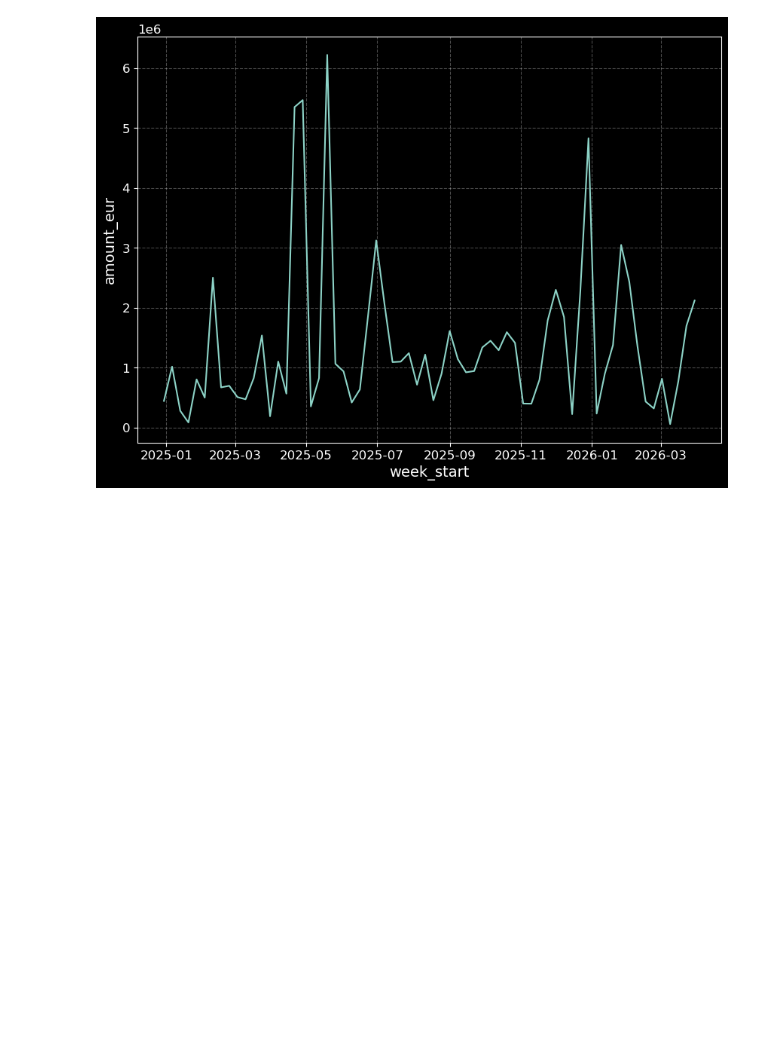
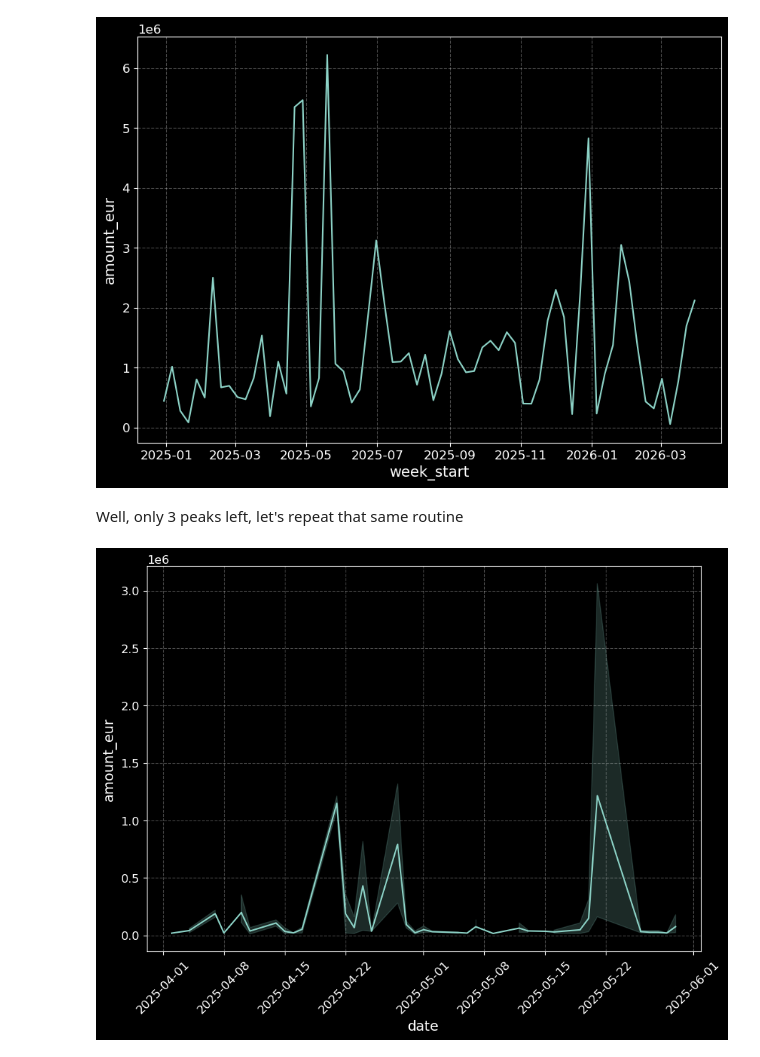
Before and after one commit to Gipnokrolik/ua-aid-intelligence-hub, a Jupyter notebook: notebooks/business_and_whales_analisys.ipynb, the cells around one changed output. Saved outputs shown, nothing was run; the diff lists cells and outputs as text; code cells hidden in the pictures; blank space fills up the shorter version.

```diff
--- a/notebooks/business_and_whales_analisys.ipynb
+++ b/notebooks/business_and_whales_analisys.ipynb
@@ -258,3 +258,13 @@ sns.lineplot(df_clean_week, x = 'week_start', y = 'amount_eur')
 # %% [output]
 <Axes: xlabel='week_start', ylabel='amount_eur'>
 [figure]
+# %% [markdown]
+Well, only 3 peaks left, let's repeat that same routine
+# %%
+new_peaks = df[df.date.between('2025-04-01', '2025-06-01')]
+# %%
+sns.lineplot(new_peaks, x = 'date', y = 'amount_eur')
+plt.xticks(rotation = 45)
+plt.show()
+# %% [output]
+[figure, added]
```
Also changed, not shown: parts of 7 cells of this notebook, 4 other files.
